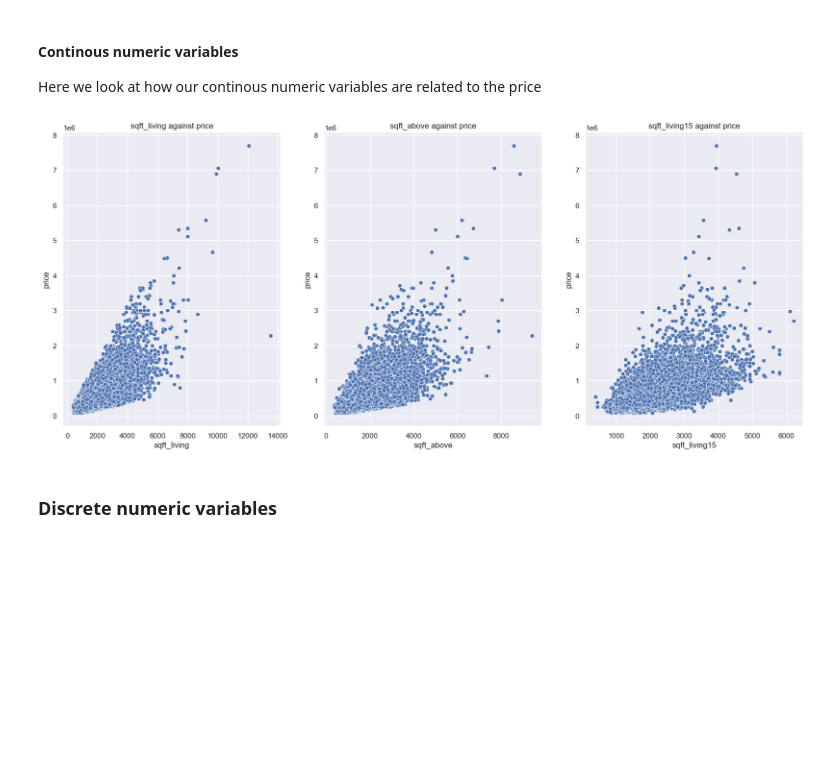
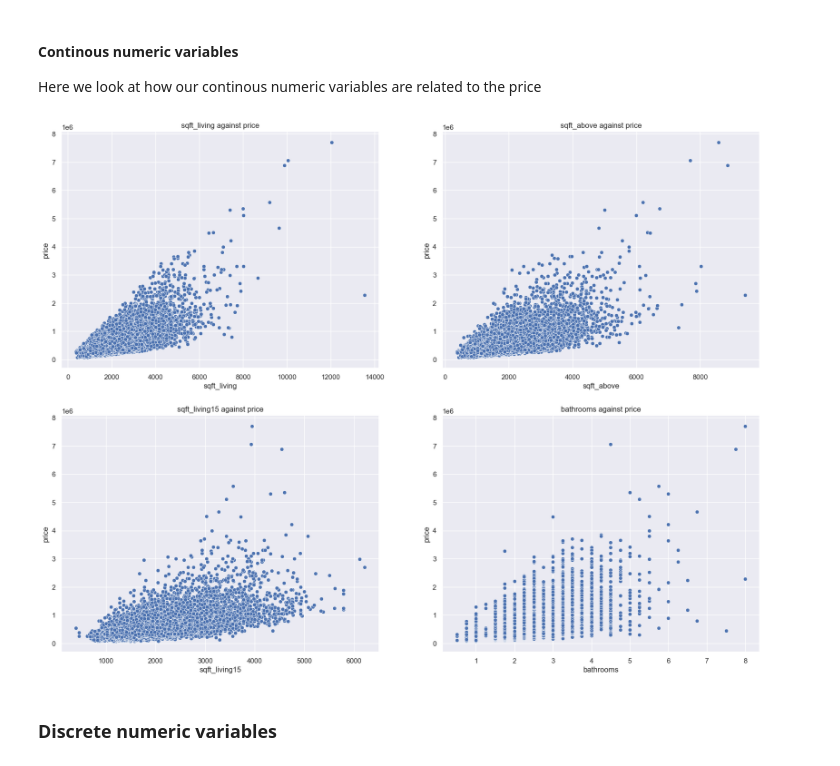
Before and after one commit to Jimmy772/phase_2_project, a Jupyter notebook: index.ipynb, the cells around one changed output. Saved outputs shown, nothing was run; the diff lists cells and outputs as text; code cells hidden in the pictures; blank space fills up the shorter version.

```diff
--- a/index.ipynb
+++ b/index.ipynb
@@ -186,0 +201,8 @@ for idx, cont_col in enumerate(cont_cols+dic_cols):
+# %%
+fig, axs = plt.subplots(nrows=3, ncols=3, figsize=(15, 15))
+
+axs = [item for sublist in axs for item in sublist]
+
+for idx, cont_col in enumerate(cont_cols+dic_cols):
+    sns.boxplot(x=df[cont_col], ax=axs[idx])
+    axs[idx].axes.get_yaxis().set_visible(False) # turning of y axis
@@ -197,3 +213,3 @@ Index(['id', 'date', 'price', 'bedrooms', 'bathrooms', 'sqft_living',
 # %%
 # list of categorical variables
-cat_cols = ['grade', 'view', 'condition']
+cat_cols = ['grade', 'view', 'condition', 'waterfront']
@@ -204,7 +216,7 @@ list(df['condition'].value_counts().index)
 # %%
-fig, axs = plt.subplots(nrows=1, ncols=3, figsize=(15, 15))
+fig, axs = plt.subplots(nrows=2, ncols=2, figsize=(15, 15))
 
-# axs = [item for sublist in axs for item in sublist]
+axs = [item for sublist in axs for item in sublist]
 
 for idx, cat_col in enumerate(cat_cols):
     # define data
@@ -253,15 +270,17 @@ sns.heatmap(corr, cmap='Blues');
 Here we look at how our continous numeric variables are related to the price
 # %%
 # list of continous variables with a medium to high correlation to
-high_corr_cols = ["sqft_living", "sqft_above", "sqft_living15"]
+high_corr_cols = ["sqft_living", "sqft_above", "sqft_living15", 'bathrooms']
 # %%
-fig, axs = plt.subplots(ncols=3, nrows=1, figsize=(20, 8))
+fig, axs = plt.subplots(ncols=2, nrows=2, figsize=(20, 15))
+
+axs = [item for sublist in axs for item in sublist]
 
 for idx, _ in enumerate(high_corr_cols):
     sns.scatterplot(x=_, y='price', data=df, ax=axs[idx])
     axs[idx].set_title(f"{_} against price")
 # %% [output]
-[figure, old version]
+[figure, new version]
 # %% [markdown]
 ### Discrete numeric variables
 # %%
```
Also changed, not shown: parts of 47 cells of this notebook, 7 other files.
